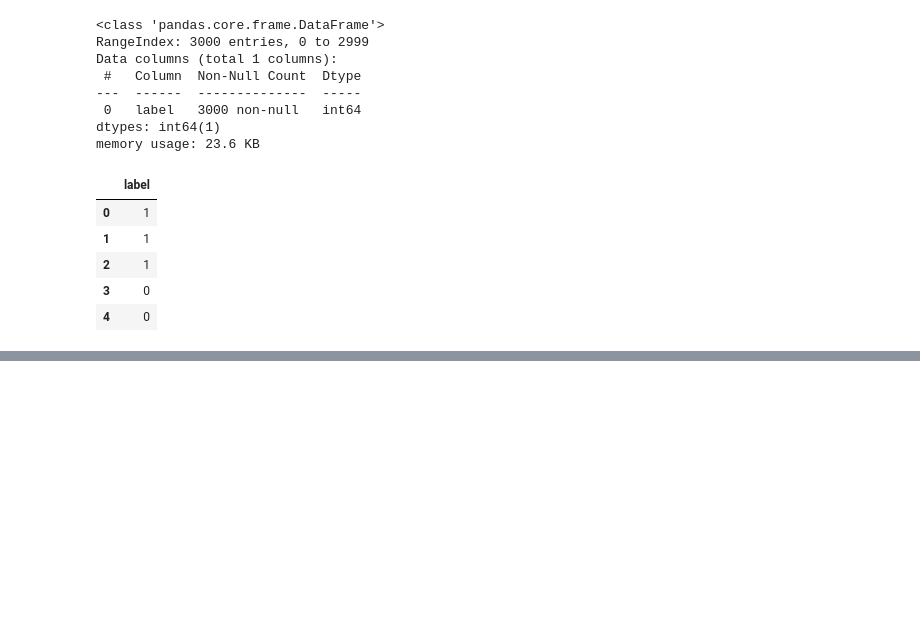
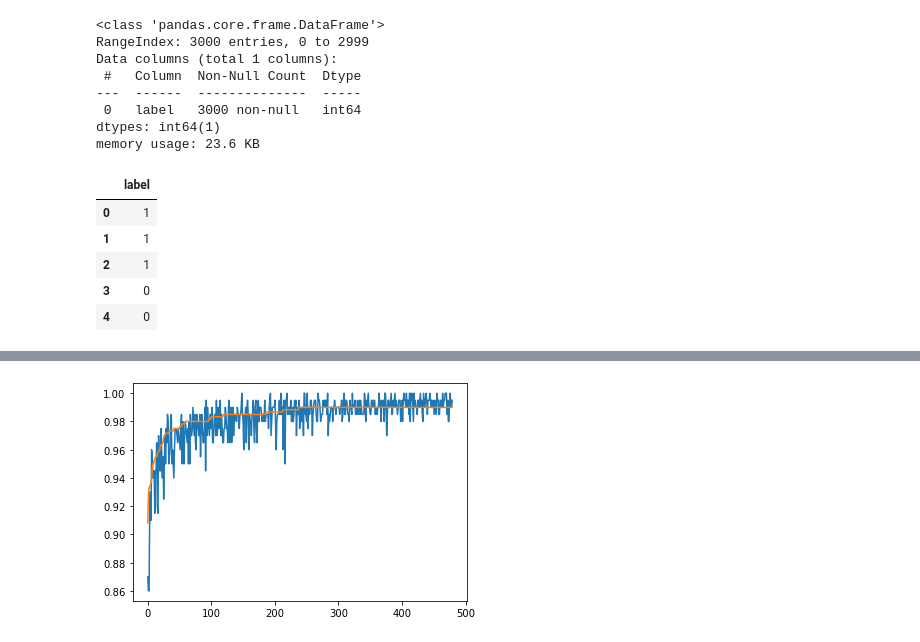
Before and after one commit to ShashankIITG/Machine-Learning-Study---2023, a Jupyter notebook: Challenges/Chemical Detector/chemical-classification-from-scratch using numpy.ipynb, the cells around one changed output, grey strips where cells are left out. Cells and saved outputs as stored; diff of their text form; code cells hidden in the pictures; blank space fills up the shorter version.

```diff
--- a/Challenges/Chemical Detector/chemical-classification-from-scratch using numpy.ipynb
+++ b/Challenges/Chemical Detector/chemical-classification-from-scratch using numpy.ipynb
@@ -118,0 +153,6 @@ NameError: name 'no_samples' is not defined
+# %%
+plt.plot(lr.acc)
+plt.plot(lr.val_acc)
+plt.show()
+# %% [output]
+[figure, added]
```
Also changed, not shown: parts of 4 cells of this notebook.
